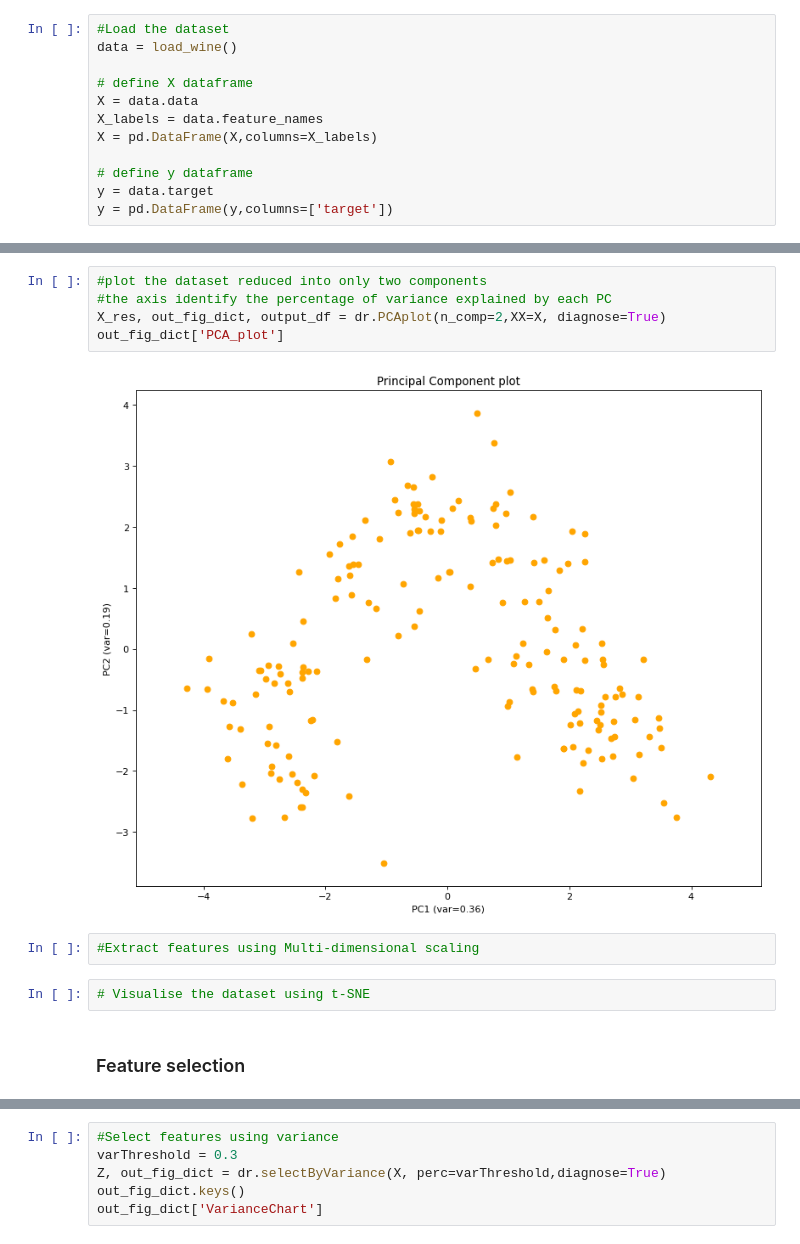
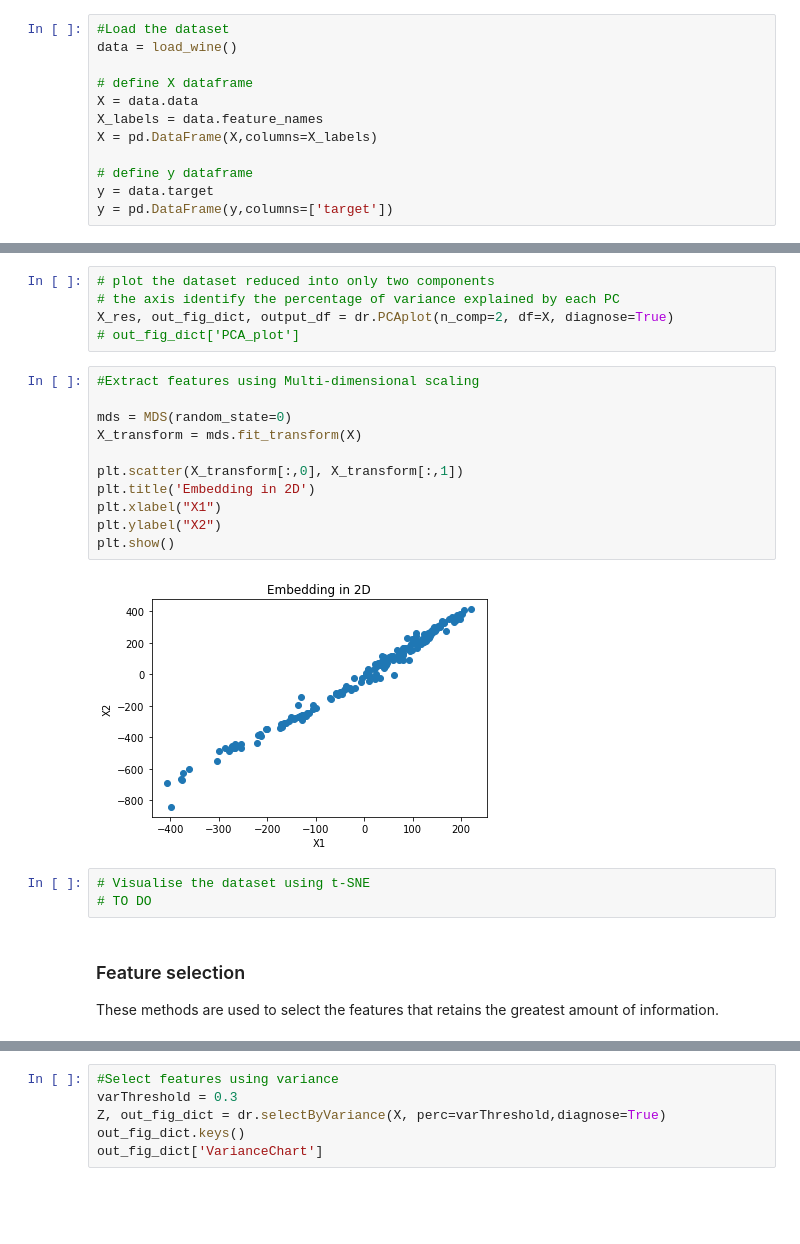
Before and after one commit to aletuf93/analogistics, a Jupyter notebook: examples/05 Fundamentals - Dimensionality Reduction.ipynb, the cells around one changed output, grey strips where cells are left out. Cells and saved outputs as stored; diff of their text form; blank space fills up the shorter version.

Commit message:
OK examples dimensionality reduction

```diff
--- a/examples/05 Fundamentals - Dimensionality Reduction.ipynb
+++ b/examples/05 Fundamentals - Dimensionality Reduction.ipynb
@@ -38,15 +47,26 @@ out_fig_dict['PCA_varianceExplanation']
 # %%
-#plot the dataset reduced into only two components
-#the axis identify the percentage of variance explained by each PC
-X_res, out_fig_dict, output_df = dr.PCAplot(n_comp=2,XX=X, diagnose=True)
-out_fig_dict['PCA_plot']
+# plot the dataset reduced into only two components
+# the axis identify the percentage of variance explained by each PC
+X_res, out_fig_dict, output_df = dr.PCAplot(n_comp=2, df=X, diagnose=True)
+# out_fig_dict['PCA_plot']
-# %% [output]
-[figure, removed]
-# %%
-#Extract features using Multi-dimensional scaling
+# %%
+#Extract features using Multi-dimensional scaling
+
+mds = MDS(random_state=0)
+X_transform = mds.fit_transform(X)
+
+plt.scatter(X_transform[:,0], X_transform[:,1])
+plt.title('Embedding in 2D')
+plt.xlabel("X1")
+plt.ylabel("X2")
+plt.show()
+# %% [output]
+[figure, added]
 # %%
 # Visualise the dataset using t-SNE
+# TO DO
-# %% [markdown]
-### Feature selection
+# %% [markdown]
+### Feature selection
+These methods are used to select the features that retains the greatest amount of information.
 # %%
 #Define the correlation matrix of the inpyt dataframe
```
Also changed, not shown: parts of 8 cells of this notebook.
